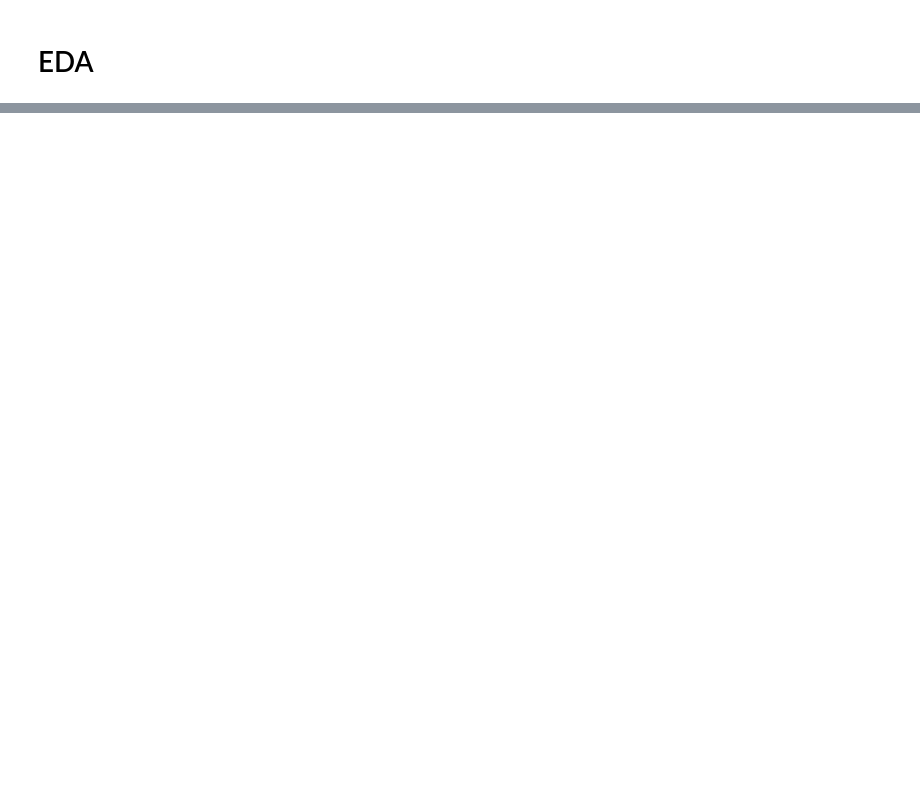
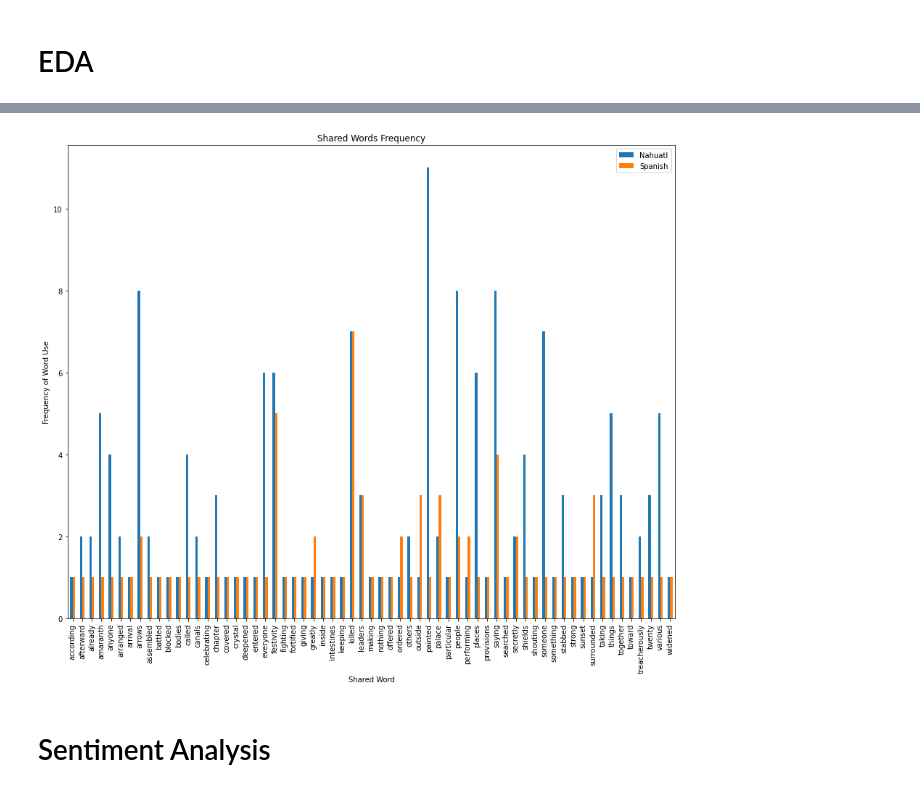
Before and after one commit to ethandmd/flodex, a Jupyter notebook: flodex.ipynb, the cells around one changed output, grey strips where cells are left out. Drawn from its saved outputs; the diff is of its cells as text; code cells hidden in the pictures; blank space fills up the shorter version.

```diff
--- a/flodex.ipynb
+++ b/flodex.ipynb
@@ -409,0 +354,10 @@ sns.heatmap(posdf)
+# %%
+from nltk.corpus import stopwords
+stopwords = stopwords.words('english')
+# %%
+share_words = [] #Empty list to hold shared words
+for key in dict(nahuatldf['text'].value_counts()): #Iterate through words in nahuatl text
+    if key.lower() not in stopwords and len(key.lower()) > 5: #If the word isn't stopwords or < 5
+        if key.lower() in dict(spanishdf['text'].value_counts()): #If the word meets above criteria + in spanish text
+            share_words.append(key.lower()) #THEN, add the word to share_words
+#share_words
@@ -409,0 +380,14 @@ sns.heatmap(posdf)
+# %%
+#Dictionary holding shared words and their usage frequency
+word_dic = {"Nahuatl":nahuatldf[nahuatldf['text'].apply(lambda word: word in share_words) == True]['text'].value_counts(),
+"Spanish":spanishdf[spanishdf['text'].apply(lambda word: word in share_words) == True]['text'].value_counts()}
+# %%
+#Create dataframe and plot shared words and their usage frequency
+pd.DataFrame(word_dic).plot(kind='bar',figsize=(15,12),title='Shared Words Frequency')
+plt.xlabel('Shared Word')
+plt.ylabel('Frequency of Word Use')
+plt.savefig('share_words.png',transparent=True)
+# %% [output]
+[figure, added]
+# %% [markdown]
+# Sentiment Analysis
```
Also changed, not shown: parts of 66 cells of this notebook.
